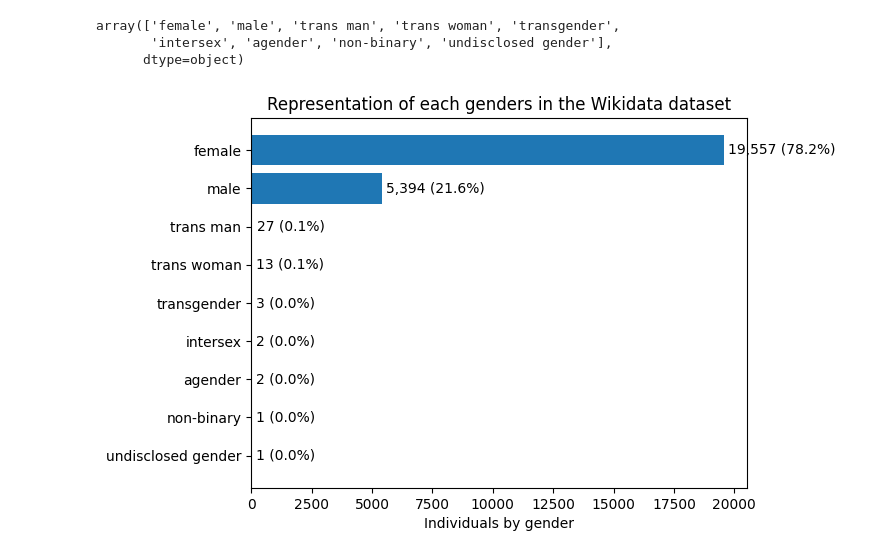
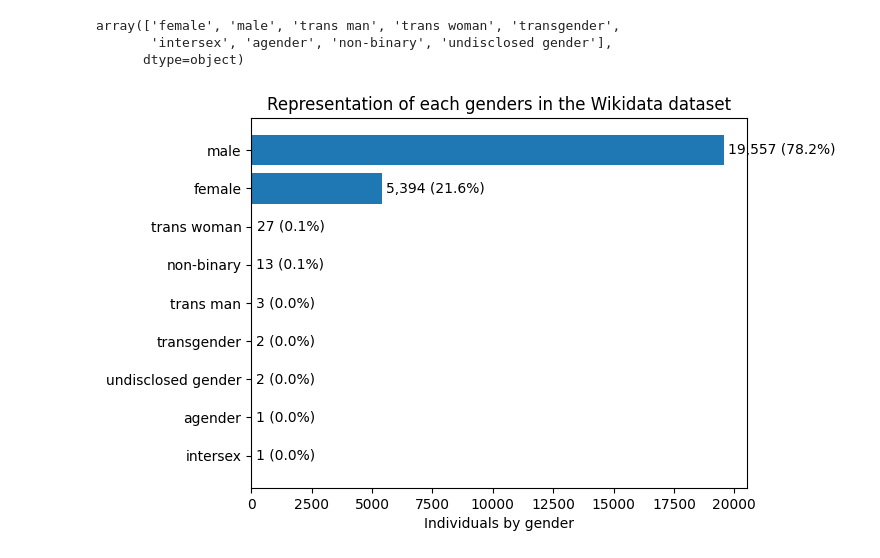
Before and after one commit to Briefgarde/name2genderresearch, a Jupyter notebook: exploringWikidataSet.ipynb, the cells around one changed output. Cells and saved outputs as stored; diff of their text form; code cells hidden in the pictures.

```diff
--- a/exploringWikidataSet.ipynb
+++ b/exploringWikidataSet.ipynb
@@ -16,25 +16,25 @@ array(['female', 'male', 'trans man', 'trans woman', 'transgender',
 # %%
 genderCount = wikidata["genders"].value_counts()
 genderStat = (genderCount / wikidata["genders"].count()) * 100
-genderLabel = wikidata["genders"].unique()
+genderLabel = genderCount.index
 
 fig, ax = plt.subplots()
 bars = ax.barh(np.arange(len(genderLabel)), genderCount)
 ax.set_yticks(np.arange(len(genderLabel)), labels=genderLabel)
 ax.invert_yaxis()  # labels read top-to-bottom
 ax.set_xlabel('Individuals by gender')
 ax.set_title('Representation of each genders in the Wikidata dataset')
 
 for i, bar in enumerate(bars):
     count = genderCount[i]
     pct = genderStat[i]
     ax.text(
         bar.get_width() + max(genderCount) * 0.01,  # little offset from bar end
         bar.get_y() + bar.get_height() / 2,         # vertically centered
         f"{count:,} ({pct:.1f}%)",                  # format: "123 (45.6%)"
         va='center'
     )
 
 plt.show()
 # %% [output]
-[figure, old version]
+[figure, new version]
```
Also changed, not shown: parts of 7 cells of this notebook, 1 other file.
